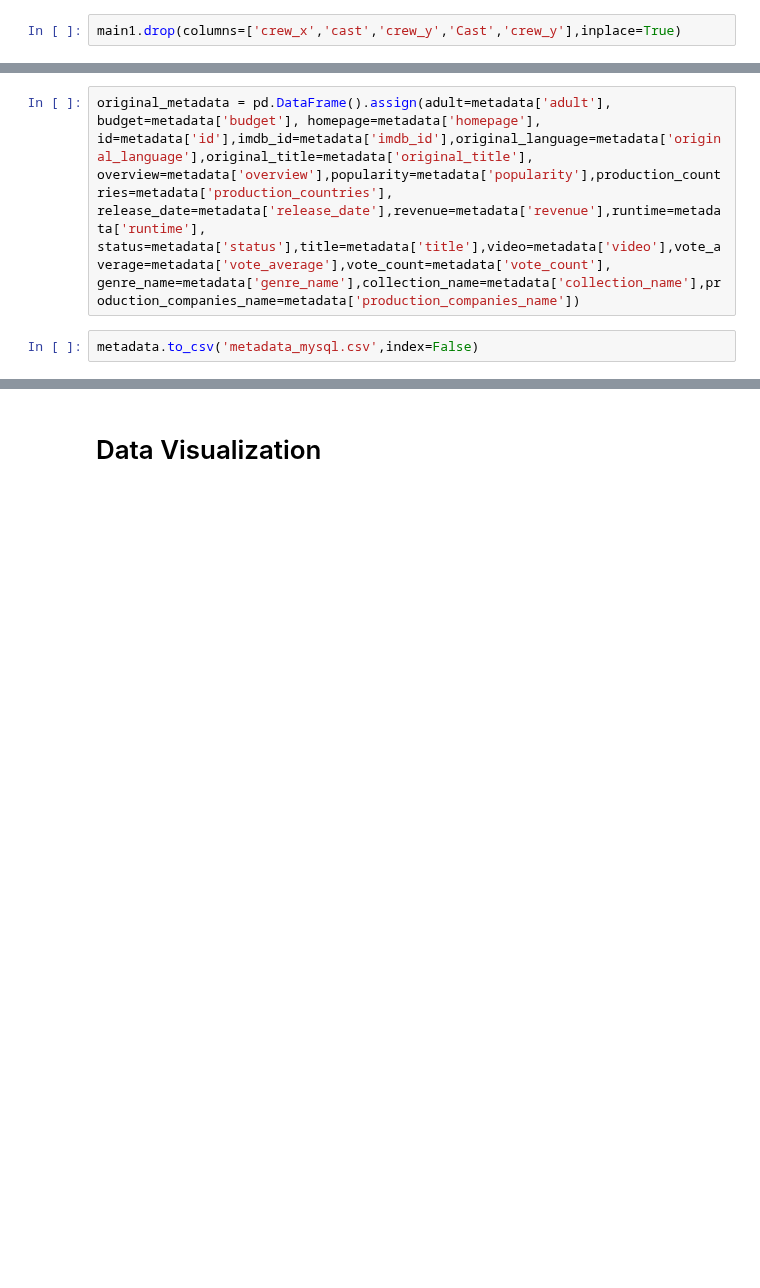
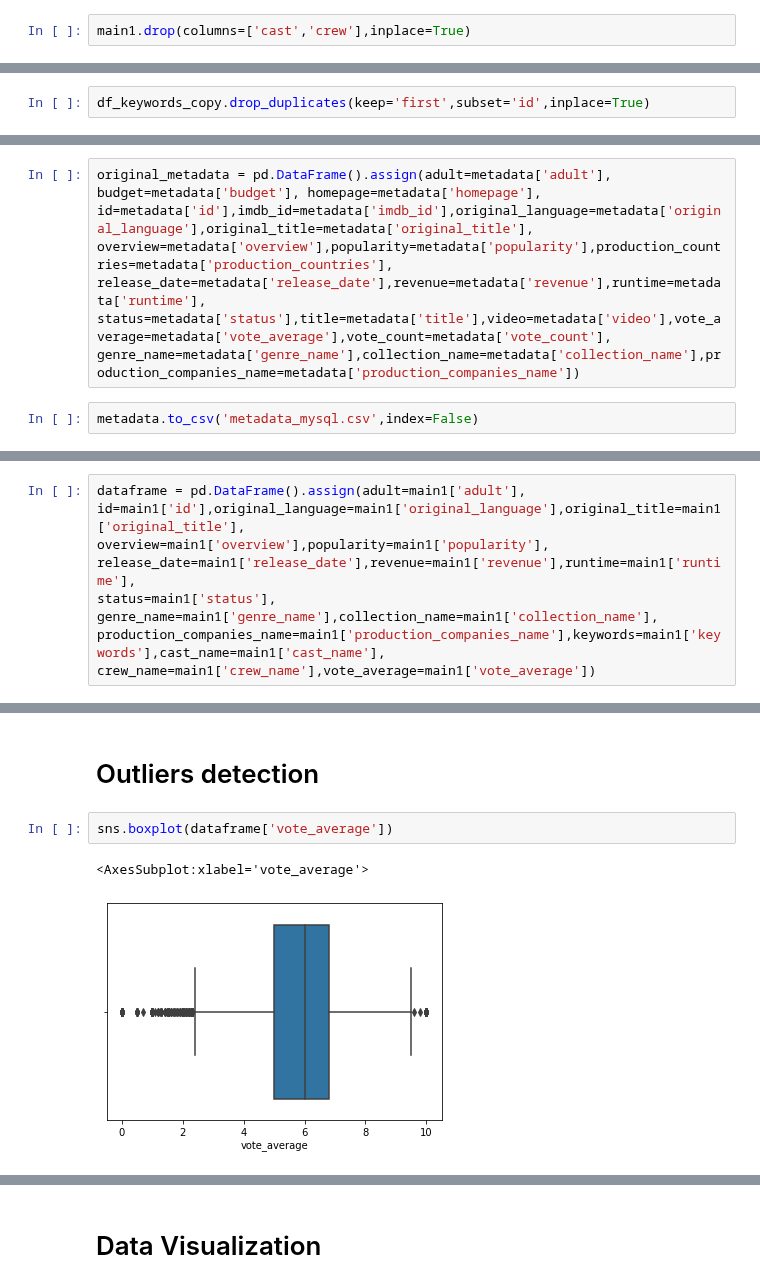
Before and after one commit to priya25-1998/Capstone-Project_Movie-Recommendation-Engine, a Jupyter notebook: Understanding the Dataset -v1.ipynb, the cells around one changed output, grey strips where cells are left out. Cells and saved outputs as stored; diff of their text form; blank space fills up the shorter version.

```diff
--- a/Understanding the Dataset -v1.ipynb
+++ b/Understanding the Dataset -v1.ipynb
@@ -828,5 +926,5 @@ main1=pd.merge(main1,credits,on='id',how='left')
 # %%
-main1.drop(columns=['crew_x','cast','crew_y','Cast','crew_y'],inplace=True)
+main1.drop(columns=['cast','crew'],inplace=True)
 # %%
 main1.head()
 # %% [output]
@@ -900 +1022,3 @@ df_keywords_copy.head(3)
+# %%
+df_keywords_copy.drop_duplicates(keep='first',subset='id',inplace=True)
 # %%
@@ -961,0 +1143,9 @@ metadata.to_csv('metadata_mysql.csv',index=False)
+# %%
+dataframe = pd.DataFrame().assign(adult=main1['adult'],
+id=main1['id'],original_language=main1['original_language'],original_title=main1['original_title'],
+overview=main1['overview'],popularity=main1['popularity'],
+release_date=main1['release_date'],revenue=main1['revenue'],runtime=main1['runtime'],
+status=main1['status'],
+genre_name=main1['genre_name'],collection_name=main1['collection_name'],
+production_companies_name=main1['production_companies_name'],keywords=main1['keywords'],cast_name=main1['cast_name'],
+crew_name=main1['crew_name'],vote_average=main1['vote_average'])
@@ -961,0 +1182,7 @@ metadata.to_csv('metadata_mysql.csv',index=False)
+# %% [markdown]
+# Outliers detection
+# %%
+sns.boxplot(dataframe['vote_average'])
+# %% [output]
+<AxesSubplot:xlabel='vote_average'>
+[figure, added]
```
Also changed, not shown: parts of 82 cells of this notebook.
